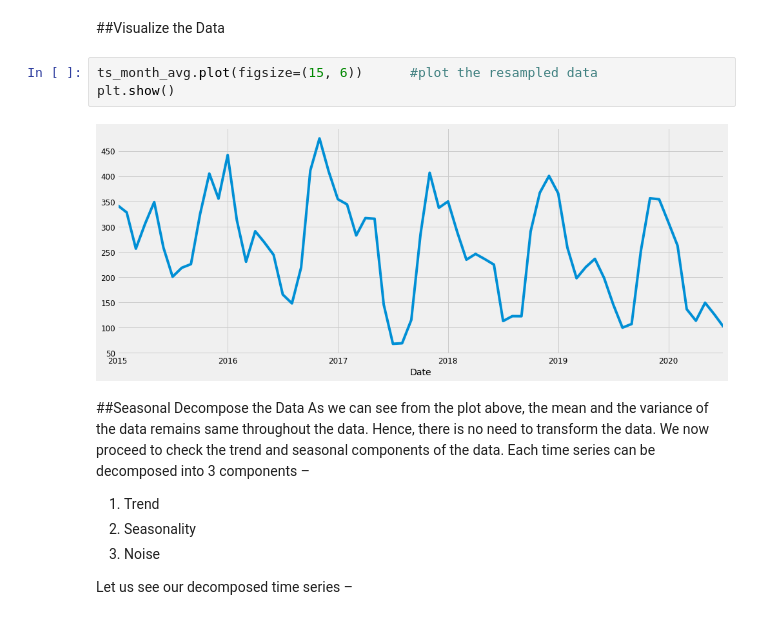
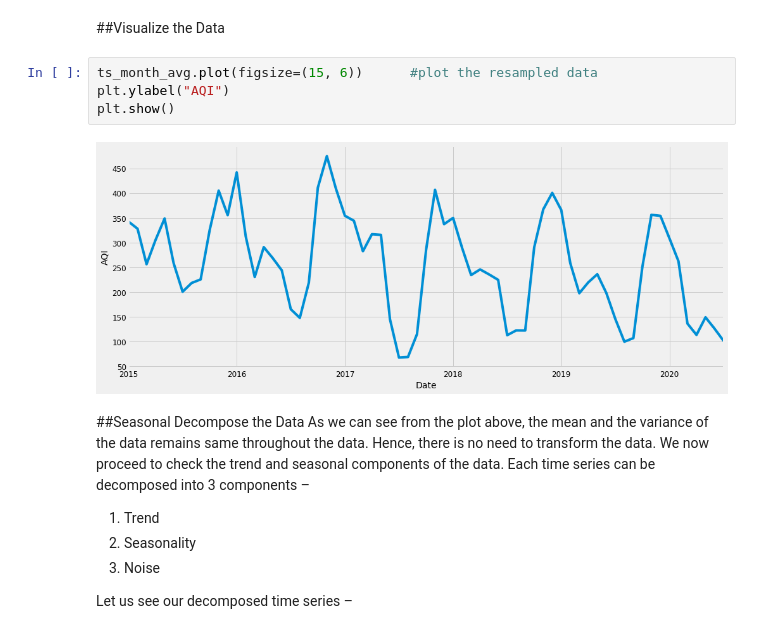
Before and after one commit to ankp6737/machinelearning, a Jupyter notebook: AQI_Forecast_using_SARIMA.ipynb, the cells around one changed output. Drawn from its saved outputs; the diff is of its cells as text.

```diff
--- a/AQI_Forecast_using_SARIMA.ipynb
+++ b/AQI_Forecast_using_SARIMA.ipynb
@@ -139,9 +139,10 @@ ts_month_avg = ts_delhi['AQI'].resample('MS').mean()    #resampling time series
 ##Visualize the Data
 # %%
 ts_month_avg.plot(figsize=(15, 6))      #plot the resampled data
+plt.ylabel("AQI")
 plt.show()
 # %% [output]
-[figure, old version]
+[figure, new version]
 # %% [markdown]
 ##Seasonal Decompose the Data
 As we can see from the plot above, the mean and the variance of the data remains same throughout the data. Hence, there is no need to transform the data. We now proceed to check the trend and seasonal components of the data. Each time series can be decomposed into 3 components –
```
Also changed, not shown: parts of 1 cell of this notebook.
